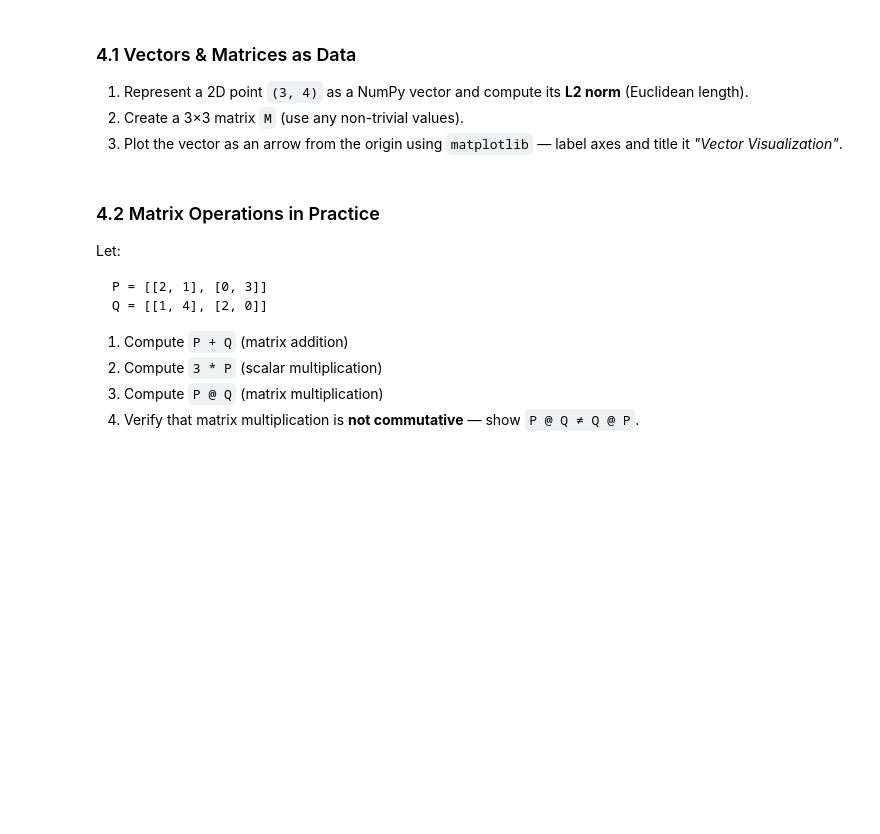
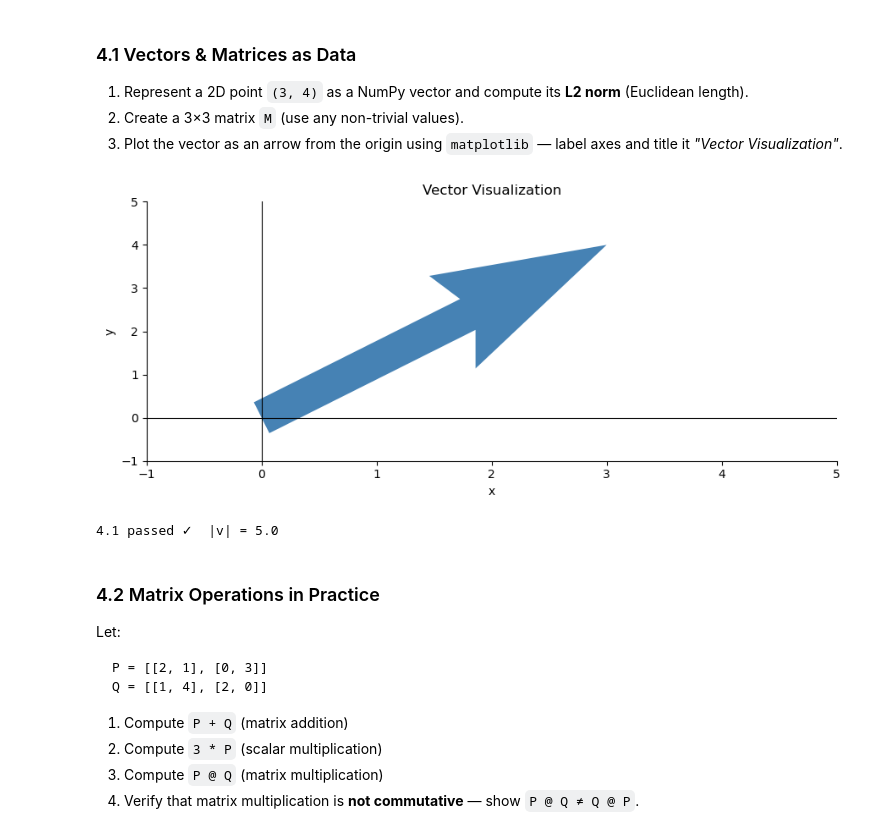
Before and after one commit to maheshshinde9100/Celebal_DS_Internship_Assignments, a Jupyter notebook: week1_Mahesh_Shinde.ipynb, the cells around one changed output. Drawn from its saved outputs; the diff is of its cells as text; code cells hidden in the pictures; blank space fills up the shorter version.

```diff
--- a/week1_Mahesh_Shinde.ipynb
+++ b/week1_Mahesh_Shinde.ipynb
@@ -310,22 +372,26 @@ print("3.4 passed ✓")
 3. Plot the vector as an arrow from the origin using `matplotlib` — label axes and title it *"Vector Visualization"*.
 # %%
 v = np.array([3, 4])
-norm_v = None  # YOUR CODE HERE — use np.linalg.norm
+norm_v = np.linalg.norm(v)  # YOUR CODE HERE — use np.linalg.norm
 
-M = None  # YOUR CODE HERE — any 3x3 matrix
+M =np.array([[1,2,3],[4,5,6],[7,8,9]])  # YOUR CODE HERE — any 3x3 matrix
 
 # Plot
 fig, ax = plt.subplots()
+ax.quiver(0, 0, v[0], v[1], angles="xy", scale_units="xy", scale=1, color="steelblue", width=0.05)
 # YOUR CODE HERE — ax.quiver or ax.annotate to draw the vector arrow
 ax.set_xlim(-1, 5); ax.set_ylim(-1, 5)
 ax.set_xlabel('x'); ax.set_ylabel('y')
 ax.set_title('Vector Visualization')
 ax.axhline(0, color='k', lw=0.8); ax.axvline(0, color='k', lw=0.8)
 plt.tight_layout(); plt.show()
 
 assert abs(norm_v - 5.0) < 1e-9
 assert M.shape == (3, 3)
 print(f"4.1 passed ✓  |v| = {norm_v}")
+# %% [output]
+[figure, added]
+4.1 passed ✓  |v| = 5.0
 # %% [markdown]
 ### 4.2 Matrix Operations in Practice
 
```
Also changed, not shown: parts of 10 cells of this notebook.
